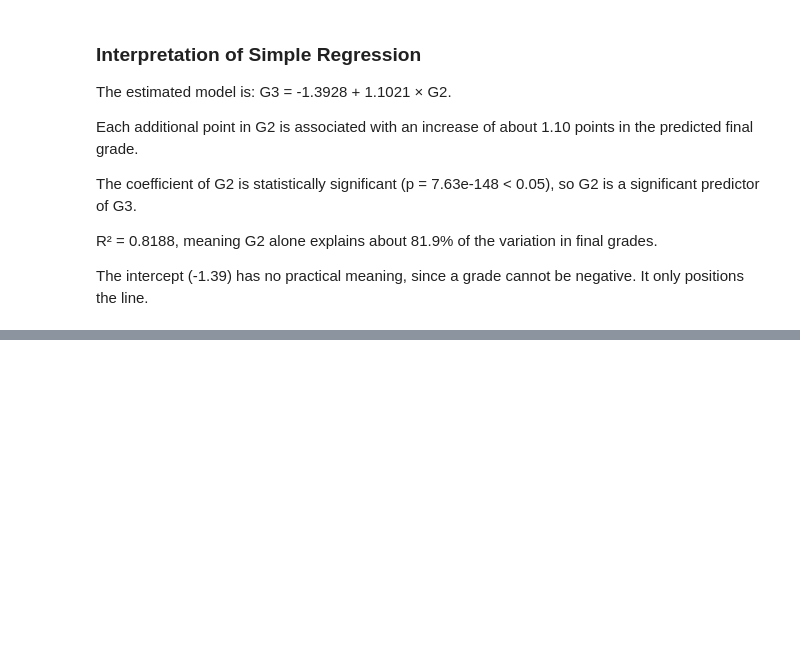
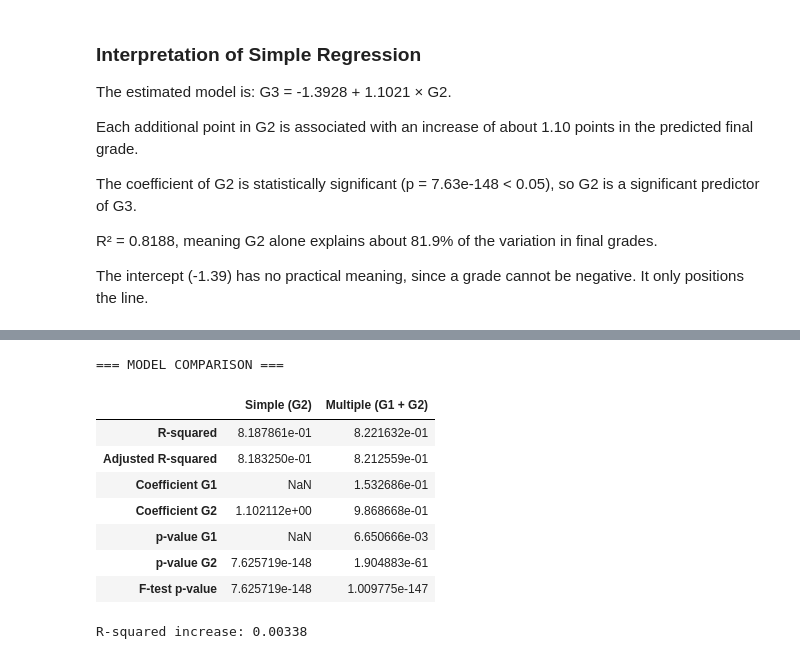
Before and after one commit to valonhajrediniii/data-analysis-project-1, a Jupyter notebook: analysis.ipynb, the cells around one changed output, grey strips where cells are left out. Drawn from its saved outputs; the diff is of its cells as text; code cells hidden in the pictures; blank space fills up the shorter version.

Commit message:
Add multiple regression and model comparison

```diff
--- a/analysis.ipynb
+++ b/analysis.ipynb
@@ -436,0 +448,4 @@ The intercept (-1.39) has no practical meaning, since a grade cannot be negative
+# %%
+multiple_model = smf.ols("G3 ~ G1 + G2", data=df_clean).fit()
+
+print(multiple_model.summary())
@@ -436,0 +470,37 @@ The intercept (-1.39) has no practical meaning, since a grade cannot be negative
+# %%
+comparison = pd.DataFrame({
+    "Simple (G2)": {
+        "R-squared": simple_model.rsquared,
+        "Adjusted R-squared": simple_model.rsquared_adj,
+        "Coefficient G1": np.nan,
+        "Coefficient G2": simple_model.params["G2"],
+        "p-value G1": np.nan,
+        "p-value G2": simple_model.pvalues["G2"],
+        "F-test p-value": simple_model.f_pvalue
+    },
+    "Multiple (G1 + G2)": {
+        "R-squared": multiple_model.rsquared,
+        "Adjusted R-squared": multiple_model.rsquared_adj,
+        "Coefficient G1": multiple_model.params["G1"],
+        "Coefficient G2": multiple_model.params["G2"],
+        "p-value G1": multiple_model.pvalues["G1"],
+        "p-value G2": multiple_model.pvalues["G2"],
+        "F-test p-value": multiple_model.f_pvalue
+    }
+})
+
+print("=== MODEL COMPARISON ===")
+display(comparison)
+
+print(f"R-squared increase: {multiple_model.rsquared - simple_model.rsquared:.5f}")
+# %% [output]
+=== MODEL COMPARISON ===
+|  | Simple (G2) | Multiple (G1 + G2) |
+| R-squared | 8.187861e-01 | 8.221632e-01 |
+| Adjusted R-squared | 8.183250e-01 | 8.212559e-01 |
+| Coefficient G1 | NaN | 1.532686e-01 |
+| Coefficient G2 | 1.102112e+00 | 9.868668e-01 |
+| p-value G1 | NaN | 6.650666e-03 |
+| p-value G2 | 7.625719e-148 | 1.904883e-61 |
+| F-test p-value | 7.625719e-148 | 1.009775e-147 |
+R-squared increase: 0.00338
```
Also changed, not shown: parts of 4 cells of this notebook.
